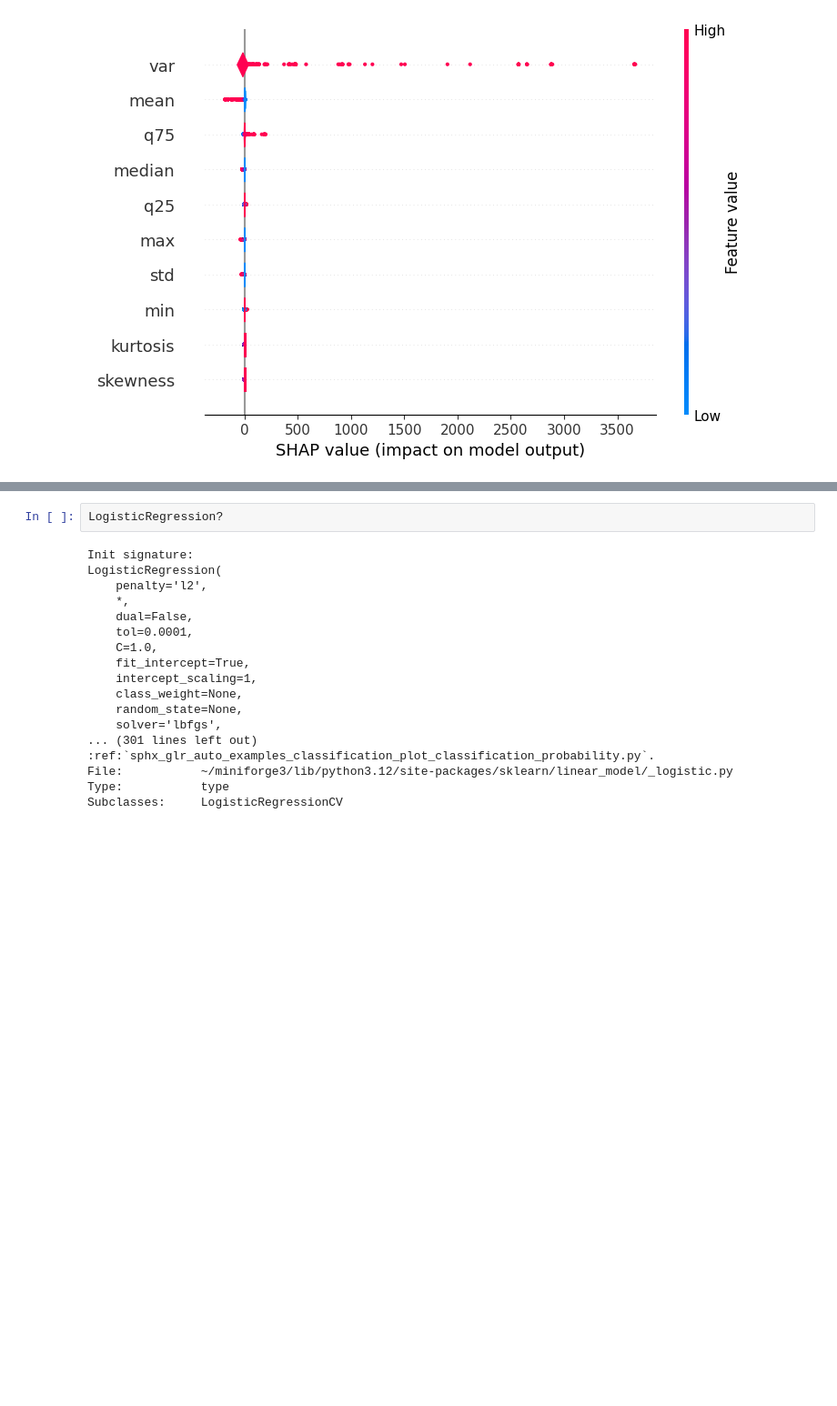
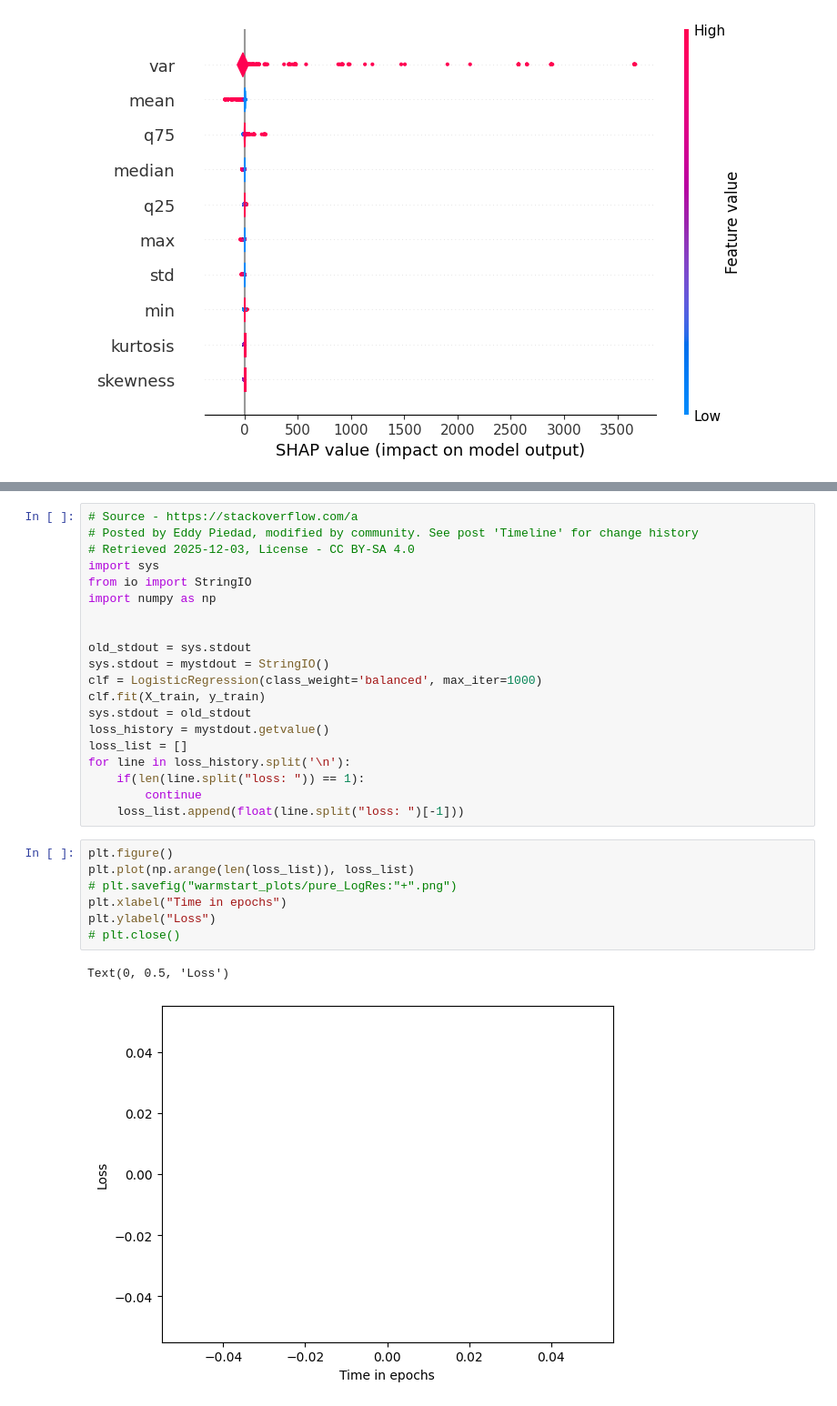
Before and after one commit to ThGreatExplorer/NOVA, a Jupyter notebook: logreg_model.ipynb, the cells around one changed output, grey strips where cells are left out. Shown at 91% size. Saved outputs shown, nothing was run; the diff lists cells and outputs as text; blank space fills up the shorter version.

Commit message:
Updated logistic regression plots

```diff
--- a/logreg_model.ipynb
+++ b/logreg_model.ipynb
@@ -135,22 +134,32 @@ plt.show()
 # %% [output]
 [figure]
 # %%
-LogisticRegression?
+# Source - https://stackoverflow.com/a
+# Posted by Eddy Piedad, modified by community. See post 'Timeline' for change history
+# Retrieved 2025-12-03, License - CC BY-SA 4.0
+import sys
+from io import StringIO
+import numpy as np
+
+
+old_stdout = sys.stdout
+sys.stdout = mystdout = StringIO()
+clf = LogisticRegression(class_weight='balanced', max_iter=1000)
+clf.fit(X_train, y_train)
+sys.stdout = old_stdout
+loss_history = mystdout.getvalue()
+loss_list = []
+for line in loss_history.split('\n'):
+    if(len(line.split("loss: ")) == 1):
+        continue
+    loss_list.append(float(line.split("loss: ")[-1]))
-# %% [output]
-Init signature:
-LogisticRegression(
-    penalty='l2',
-    *,
-    dual=False,
-    tol=0.0001,
-    C=1.0,
-    fit_intercept=True,
-    intercept_scaling=1,
-    class_weight=None,
-    random_state=None,
-    solver='lbfgs',
-... (301 lines left out)
-:ref:`sphx_glr_auto_examples_classification_plot_classification_probability.py`.
-File:           ~/miniforge3/lib/python3.12/site-packages/sklearn/linear_model/_logistic.py
-Type:           type
-Subclasses:     LogisticRegressionCV
+# %%
+plt.figure()
+plt.plot(np.arange(len(loss_list)), loss_list)
+# plt.savefig("warmstart_plots/pure_LogRes:"+".png")
+plt.xlabel("Time in epochs")
+plt.ylabel("Loss")
+# plt.close()
+# %% [output]
+Text(0, 0.5, 'Loss')
+[figure, added]
```
Also changed, not shown: parts of 1 cell of this notebook.
